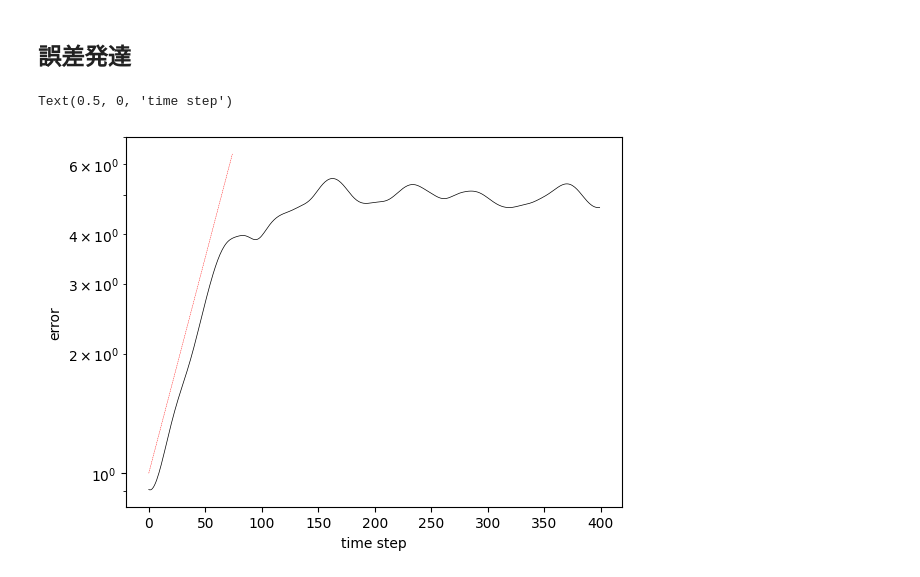
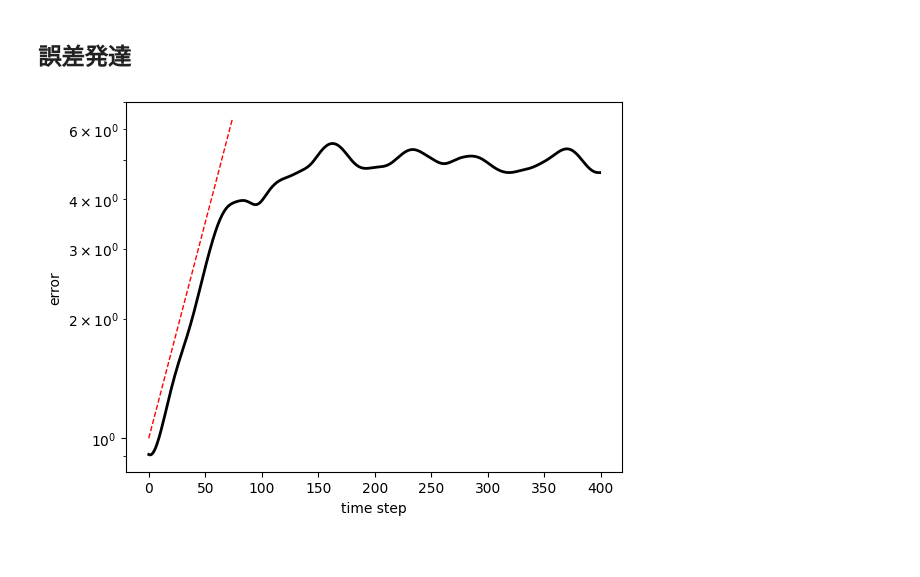
Before and after one commit to KotaTakeda/da_py, a Jupyter notebook: examples/l96.ipynb, the cells around one changed output. Saved outputs shown, nothing was run; the diff lists cells and outputs as text; code cells hidden in the pictures.

```diff
--- a/examples/l96.ipynb
+++ b/examples/l96.ipynb
@@ -169,34 +169,35 @@ np.random.seed(1)
 for m in range(N_atr_sample):
     z0 = x_atr[N_step*m, :]
     z = np.zeros((N_step, J))
     z[0] = z0
 
     temp_error = np.zeros((N_noise_sample, N_step))
 
     for i in range(N_noise_sample):
         z_perturb = z[0] + epsilon*np.random.normal(size=z[0].shape)
         temp_error[i, 0] = np.linalg.norm(z[0] - z_perturb, ord=2)/np.sqrt(J)
 
         for n in range(1, N_step):
             t = n*dt
             if i == 0:
                 z[n] = rk4(lorenz, t, z[n-1], dt)
             z_perturb = rk4(lorenz, t, z_perturb, dt)
             temp_error[i, n] = np.linalg.norm(z[n] - z_perturb, ord=2)/np.sqrt(J)
 
     error[m] = temp_error.mean(axis=0)[:]
 
 error_mean = error.mean(axis=0)
 
 # plot
 beta = 2.5
 n = np.arange(len(error_mean))
 fig1, ax1 = plt.subplots()
-ax1.plot(error_mean, lw=0.5, c="k")
-ax1.plot(np.exp(beta*n*dt)[:75], lw=0.3, c="r", ls="--")
+ax1.plot(error_mean, lw=2, c="k")
+ax1.plot(np.exp(beta*n*dt)[:75], lw=1, c="r", ls="--")
 ax1.set_yscale("log")
 ax1.set_ylabel("error")
 ax1.set_xlabel("time step")
+# ax1.set_axis_off()
+# fig1.savefig("l96_error_development.pdf", transparent=True)
 # %% [output]
-Text(0.5, 0, 'time step')
-[figure, old version]
+[figure, new version]
```
